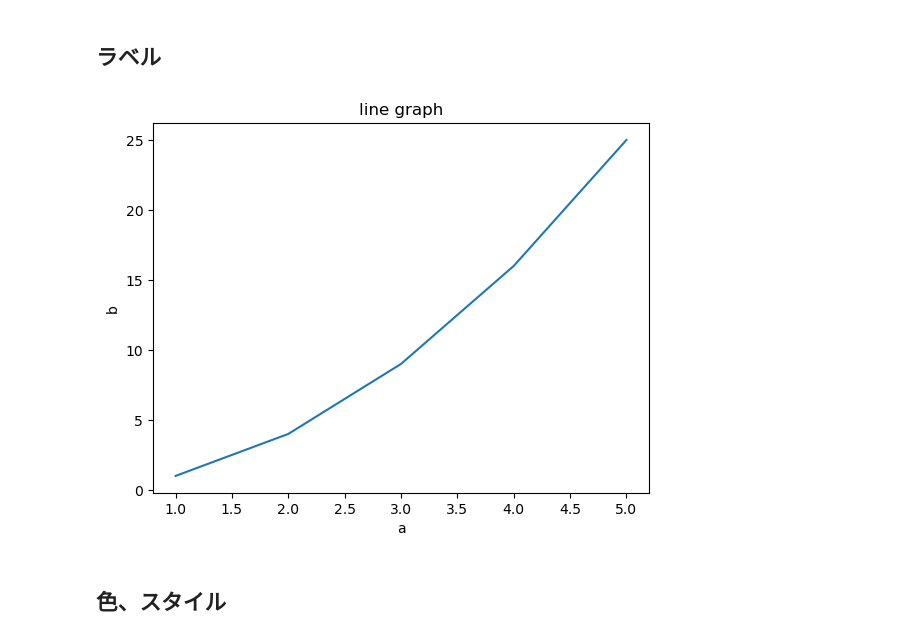
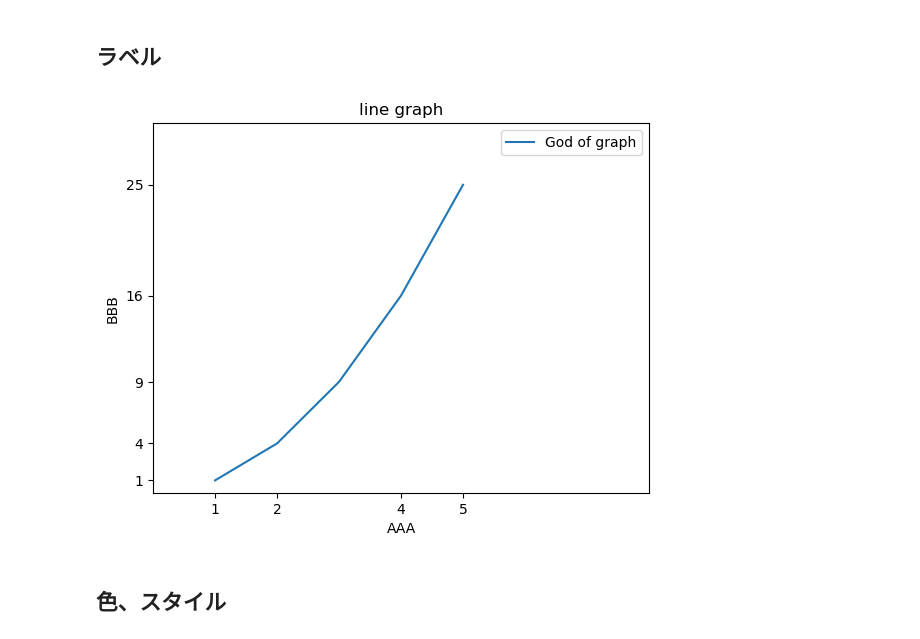
Before and after one commit to Yuji181181/Data_Analysis, a Jupyter notebook: Matplotlib_learning/UX.ipynb, the cells around one changed output. Cells and saved outputs as stored; diff of their text form; code cells hidden in the pictures.

Commit message:
graph

```diff
--- a/Matplotlib_learning/UX.ipynb
+++ b/Matplotlib_learning/UX.ipynb
@@ -5,14 +5,19 @@ import matplotlib.pyplot as plt
 # %%
 a = [1, 2, 3, 4, 5]
 b = [1, 4, 9, 16, 25]
 
 plt.plot(a, b)
 plt.title("line graph") ##グラフのタイトル
-plt.xlabel("a") ##x軸のラベル
-plt.ylabel("b") ##y軸のラベル
+plt.xlabel("AAA") ##x軸のラベル
+plt.ylabel("BBB") ##y軸のラベル
+plt.xticks([1, 2, 4, 5]) ##x軸の目盛り
+plt.yticks([1, 4, 9, 16, 25]) ##y軸の目盛り
+plt.xlim(0, 8) ##x軸の範囲
+plt.ylim(0, 30) ##y軸の範囲
+plt.legend(["God of graph"]) ##凡例
 plt.show() ##グラフを表示(省略可)
 # %% [output]
-[figure, old version]
+[figure, new version]
 # %% [markdown]
 ## 色、スタイル
 # %%
```
Also changed, not shown: 1 other file.
